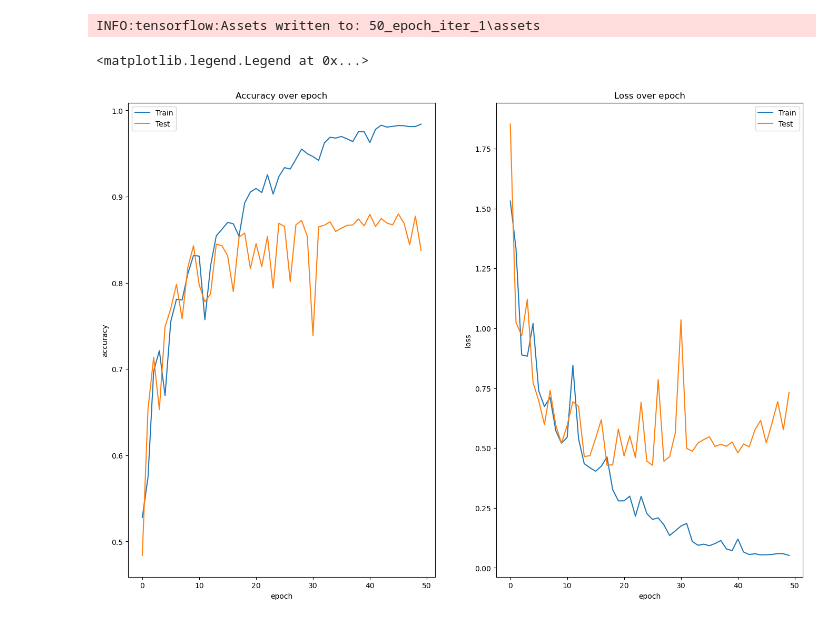
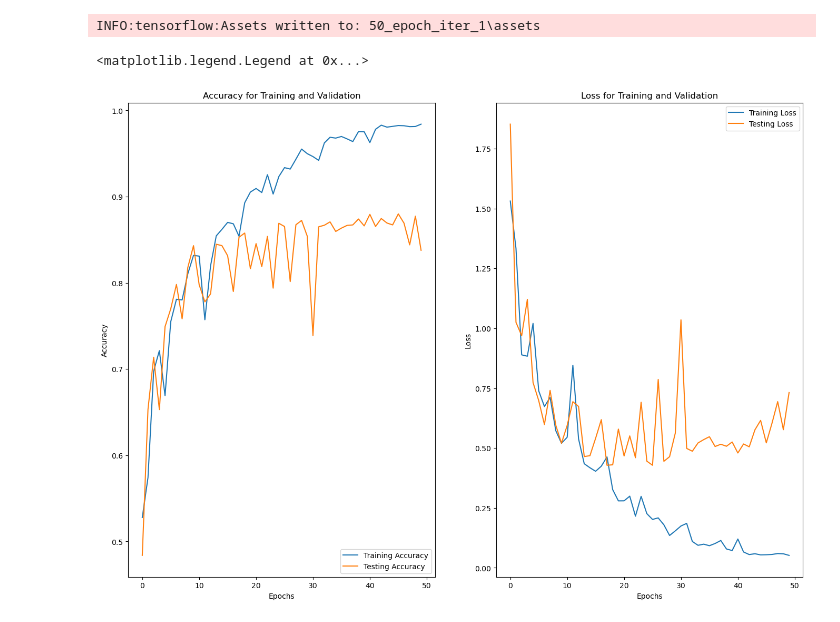
Before and after one commit to nakshatra-tomar/Res-Net-Demo, a Jupyter notebook: Untitled.ipynb, the cells around one changed output. Saved outputs shown, nothing was run; the diff lists cells and outputs as text; code cells hidden in the pictures.

```diff
--- a/Untitled.ipynb
+++ b/Untitled.ipynb
@@ -223,21 +223,21 @@ model.save('50_epoch_iter_1')
 # %% [output]
 INFO:tensorflow:Assets written to: 50_epoch_iter_1\assets
 INFO:tensorflow:Assets written to: 50_epoch_iter_1\assets
-# %%
-fig, (ax1, ax2) = plt.subplots(1, 2, figsize=(16.53, 11.69))
-ax1.plot(history.history['accuracy'])
-ax1.plot(history.history['val_accuracy'])
-ax1.set_xlabel('Epochs')
-ax1.set_ylabel('Accuracy')
-ax1.set_title('Accuracy for Training and Validation')
-ax1.legend(['Training Accuracy', 'Test'], loc='lower right')
-
-ax2.plot(history.history['loss'])
-ax2.plot(history.history['val_loss'])
-ax2.set_xlabel('Epochs')
-ax2.set_ylabel('Loss')
-ax2.set_title('Loss for Training and Validation')
-ax2.legend(['Train', 'Test'], loc="upper right")
-# %% [output]
-<matplotlib.legend.Legend at 0x...>
-[figure, removed]
+# %%
+fig, (ax1, ax2) = plt.subplots(1, 2, figsize=(16.53, 11.69))
+ax1.plot(history.history['accuracy'])
+ax1.plot(history.history['val_accuracy'])
+ax1.set_xlabel('Epochs')
+ax1.set_ylabel('Accuracy')
+ax1.set_title('Accuracy for Training and Validation')
+ax1.legend(['Training Accuracy', 'Testing Accuracy'], loc='lower right')
+
+ax2.plot(history.history['loss'])
+ax2.plot(history.history['val_loss'])
+ax2.set_xlabel('Epochs')
+ax2.set_ylabel('Loss')
+ax2.set_title('Loss for Training and Validation')
+ax2.legend(['Training Loss', 'Testing Loss'], loc="upper right")
+# %% [output]
+<matplotlib.legend.Legend at 0x...>
+[figure, added]
```
Also changed, not shown: parts of 2 cells of this notebook.
